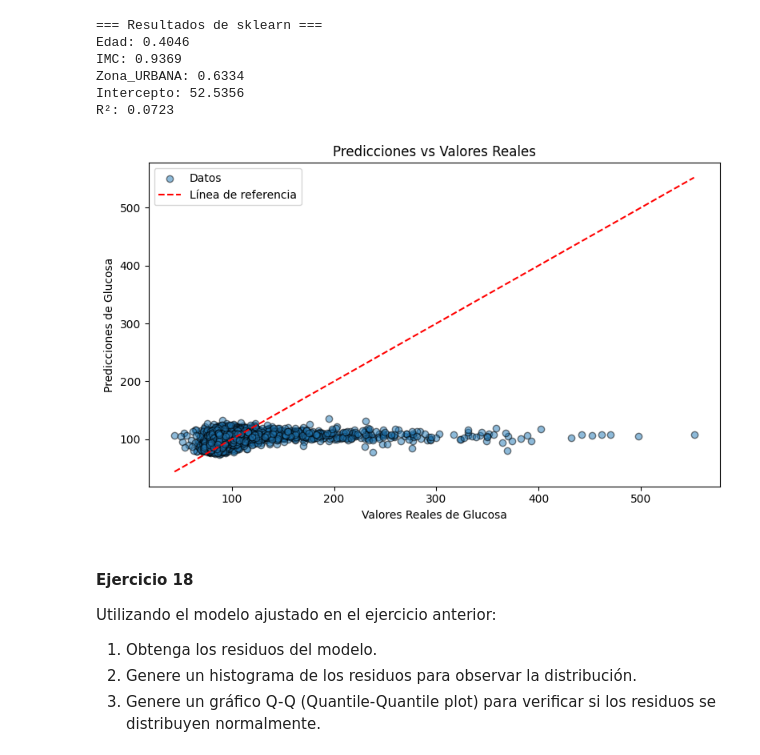
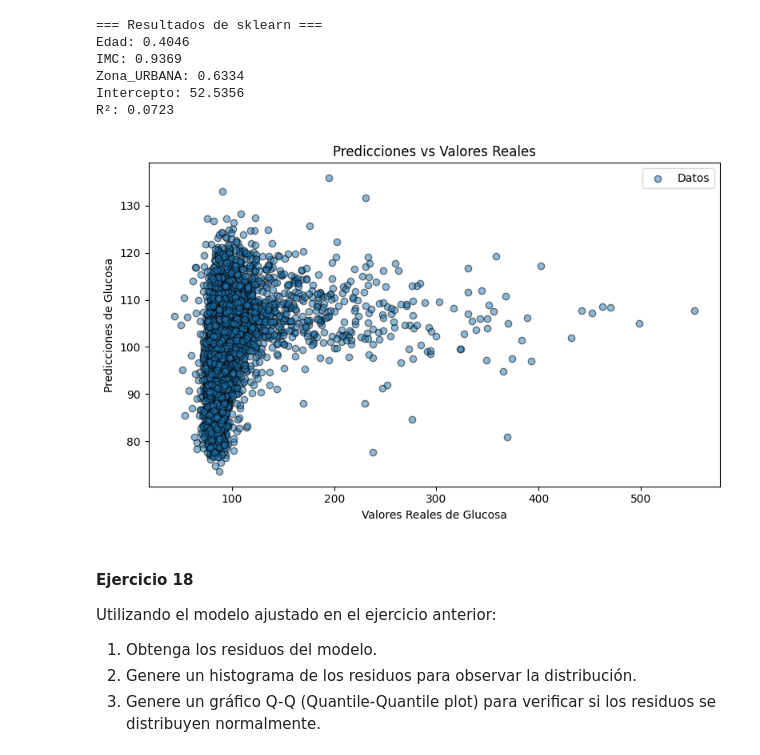
Before and after one commit to iHealthInstitute/Talleres_Diplomado_iHealth, a Jupyter notebook: curso_2/analisis_exploratorio_solution.ipynb, the cells around one changed output. Cells and saved outputs as stored; diff of their text form; code cells hidden in the pictures.

```diff
--- a/curso_2/analisis_exploratorio_solution.ipynb
+++ b/curso_2/analisis_exploratorio_solution.ipynb
@@ -802,17 +879,15 @@ R²: 0.0723
 # %%
 # <CODE> Plot
 plt.figure(figsize=(8, 5))
 plt.scatter(y, y_pred, alpha=0.5, edgecolor='k', label="Datos")
-plt.plot([y.min(), y.max()], [y.min(), y.max()], color='red', linestyle='--', label="Línea de referencia")
-
 plt.title("Predicciones vs Valores Reales")
 plt.xlabel("Valores Reales de Glucosa")
 plt.ylabel("Predicciones de Glucosa")
 plt.legend()
 plt.tight_layout()
 plt.show()
 # %% [output]
-[figure, old version]
+[figure, new version]
 # %% [markdown]
 #### **Ejercicio 18**
 
```
Also changed, not shown: parts of 19 cells of this notebook, 2 other files.
